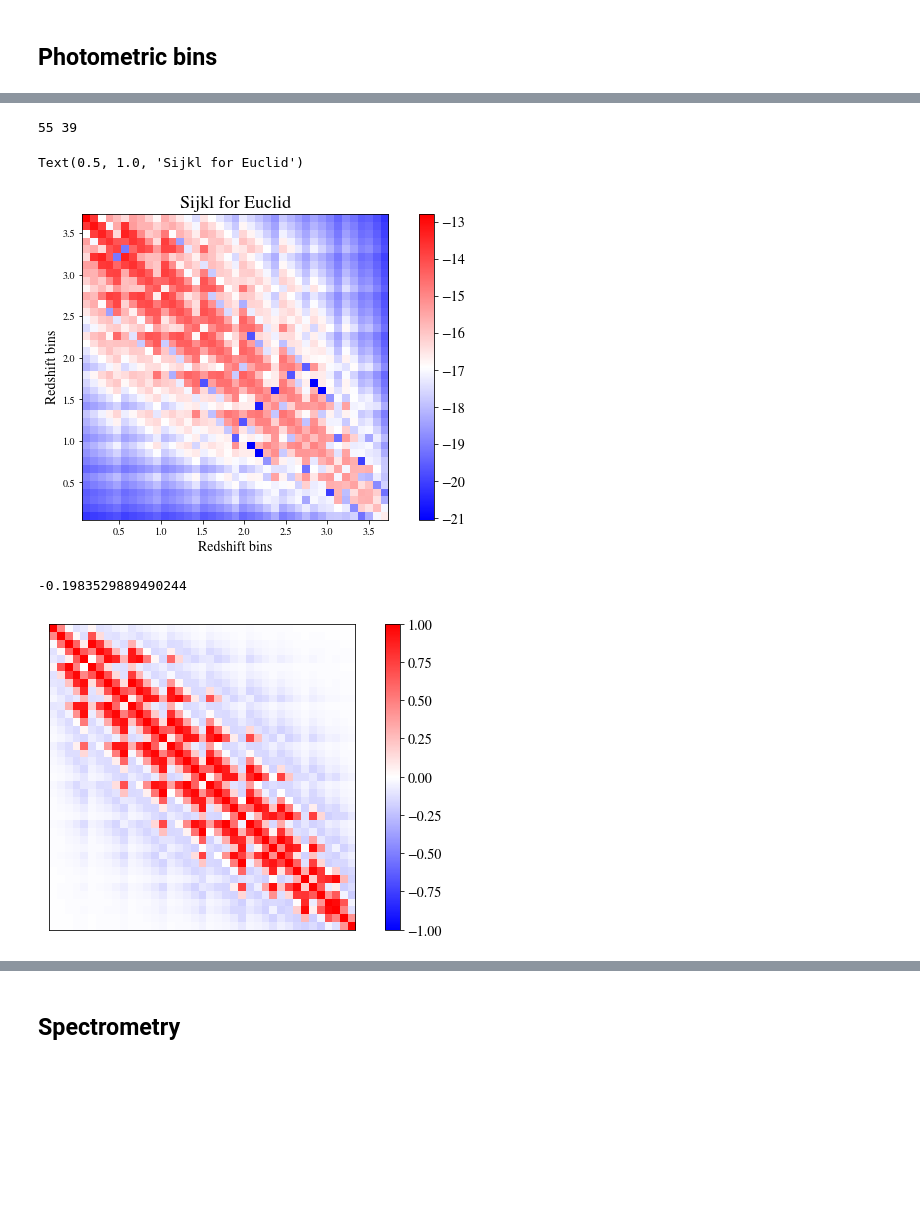
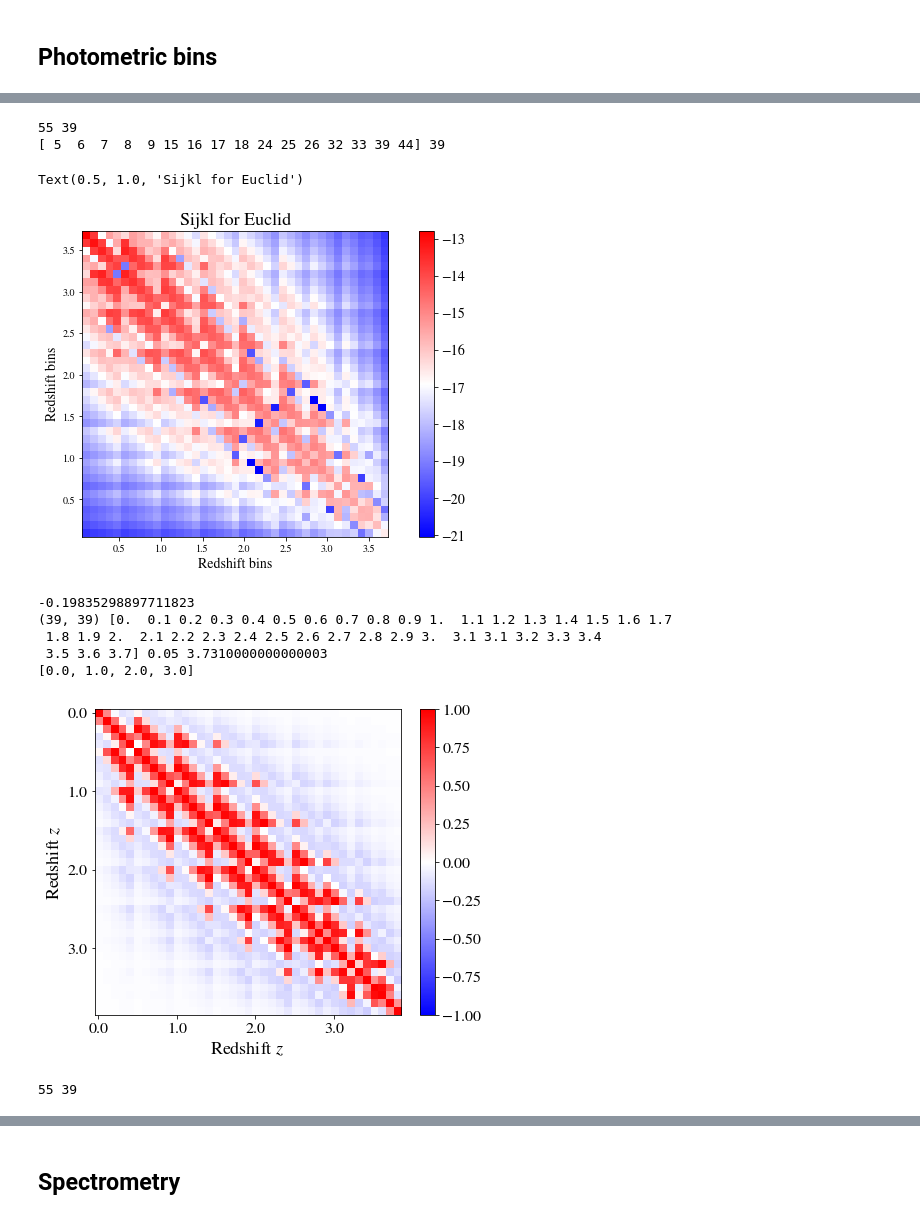
Before and after one commit to fabienlacasa/PySSC, a Jupyter notebook: Partsky_examples.ipynb, the cells around one changed output, grey strips where cells are left out. Saved outputs shown, nothing was run; the diff lists cells and outputs as text; code cells hidden in the pictures; blank space fills up the shorter version.

```diff
--- a/Partsky_examples.ipynb
+++ b/Partsky_examples.ipynb
@@ -13,7 +13,8 @@ import importlib
 import PySSC
 # %%
 # Redshift bins
-zstakes = np.linspace(0.2,1.5,num=14)
+zstakes = np.arange(0.2,1.6,step=0.1)
+zbins = zstakes[:-1]+(zstakes[1:]-zstakes[:-1])/2
 zmin = np.min(zstakes) ; zmax = np.max(zstakes)
 # Window function
 nz       = 500
@@ -26,3 +27,4 @@ for i in range(nbins_T):
         z = z_arr[iz]
         if ((z>zminbin) and (z<=zmaxbin)):
             windows_T[i,iz] = 1/Dz
+print(zstakes)
@@ -520,7 +609,7 @@ Sij took 3.8 mins
 #Build indexing of pairs of redshift bins
 npairs = (nbins*(nbins+1))//2
 pairs  = np.zeros((2,npairs),dtype=int)
-count       = 0
+count  = 0
 for ibin in range(nbins):
     for jbin in range(ibin,nbins):
         pairs[0,count] = ibin
@@ -538,9 +627,11 @@ for ipair in range(npairs):
 
 #Remove pairs of bins with zero covariance
 invalid_list         = np.where(np.diag(Sijkl_psky_recast)==0)[0]
+m = np.diag(Sijkl_psky_recast)!=0
 Sijkl_psky_recast_valid = np.delete(np.delete(Sijkl_psky_recast,invalid_list,0),invalid_list,1)
 nvalid               = Sijkl_psky_recast_valid.shape[0]
 print(npairs,nvalid)
+# print(invalid_list,np.sum(m))
 
 fig = plt.figure(figsize=(6.,5))
 ax = fig.add_axes([0.05,0.1,0.75,0.85])
@@ -552,34 +643,79 @@ plt.xlabel(r'Redshift bins',fontsize=14); plt.ylabel(r'Redshift bins',fontsize=1
 ax1 = fig.add_axes([0.85, 0.1, 0.035, 0.85])
 cbar = plt.colorbar(P,ax1)
 cbar.ax.tick_params(labelsize=14)
-ax.set_title('Sijkl for Euclid',fontsize=18)
+# ax.set_title('Sijkl for Euclid',fontsize=18)
 # %% [output]
 55 39
+[ 5  6  7  8  9 15 16 17 18 24 25 26 32 33 39 44] 39
 Text(0.5, 1.0, 'Sijkl for Euclid')
 [figure]
 # %%
 #Second plot the correlation matrix
 correl_ijkl_psky= np.zeros((nvalid,nvalid))
 for i in range(nvalid):
     for j in range(nvalid):
         correl_ijkl_psky[i,j] = Sijkl_psky_recast_valid[i,j] / np.sqrt(Sijkl_psky_recast_valid[i,i]*Sijkl_psky_recast_valid[j,j])
 
 fig = plt.figure(figsize=(6,5))
-ax = fig.add_axes([0.05,0.1,0.75,0.85])
-#P = ax.imshow(correl_ijkl_psky,interpolation='none',cmap='bwr',vmin=-1,vmax=1,extent=[np.min(zarr),np.max(zarr),np.min(zarr),np.max(zarr)])
+ax = fig.add_axes([0.05,0.12,0.8,0.85])
+# P = ax.imshow(correl_ijkl_psky,interpolation='none',cmap='bwr',vmin=-1,vmax=1,extent=[np.min(zarr),np.max(zarr),np.max(zarr),np.min(zarr)])
 P = ax.imshow(correl_ijkl_psky,interpolation='none',cmap='bwr',vmin=-1,vmax=1)
-plt.xticks([]) ; plt.yticks([])
+# plt.xticks([]) ; plt.yticks([])
 #plt.xlabel(r'Redshift bins',fontsize=14); plt.ylabel(r'Redshift bins',fontsize=14)
 #plt.title('Correlation matrix for Euclid',fontsize=18)
 # ax2 = ax.twinx()
 # for zbin in window:
 #     ax2.plot(zarr,zbin,color='k',lw=.8)
 # P.axes.tick_params(labelsize=15)
-ax1 = fig.add_axes([0.85, 0.1, 0.035, 0.85])
+zticks = np.round(np.linspace(np.min(zarr),np.max(zarr),correl_ijkl_psky.shape[0]),decimals=1)
+plt.xticks([0,10,20,30],labels=[zticks[i] for i in [0,10,20,30]])
+plt.yticks([0,10,20,30],labels=[zticks[i] for i in [0,10,20,30]])
+plt.xlabel(r'Redshift $z$',fontsize=18)
+plt.ylabel(r'Redshift $z$',fontsize=18)
+plt.tick_params(labelsize=16)
+ax1 = fig.add_axes([0.85, 0.12, 0.035, 0.85])
 cbar = plt.colorbar(P,ax1)
-cbar.ax.tick_params(labelsize=14)
+cbar.ax.tick_params(labelsize=16)
 print(correl_ijkl_psky.min())
 plt.savefig(prefix_Euclid+'Correlation_matrix_Euclid_GCphot.png',bbox_inches='tight')
+
+print(correl_ijkl_psky.shape,zticks,np.min(zarr),np.max(zarr))
+print([zticks[i] for i in [0,10,20,30]])
 # %% [output]
--0.1983529889490244
+-0.19835298897711823
+(39, 39) [0.  0.1 0.2 0.3 0.4 0.5 0.6 0.7 0.8 0.9 1.  1.1 1.2 1.3 1.4 1.5 1.6 1.7
+ 1.8 1.9 2.  2.1 2.2 2.3 2.4 2.5 2.6 2.7 2.8 2.9 3.  3.1 3.1 3.2 3.3 3.4
+ 3.5 3.6 3.7] 0.05 3.7310000000000003
+[0.0, 1.0, 2.0, 3.0]
-[figure, old version]
+[figure, new version]
+# %%
+# Compare to full sky rescaled by f_sky
+f_sky = 0.3762
+Sijkl_full_Euclid = PySSC.Sijkl(zarr,window)
+
+#Build indexing of pairs of redshift bins
+npairs = (nbins*(nbins+1))//2
+pairs  = np.zeros((2,npairs),dtype=int)
+count       = 0
+for ibin in range(nbins):
+    for jbin in range(ibin,nbins):
+        pairs[0,count] = ibin
+        pairs[1,count] = jbin
+        count +=1
+#Recast Sijkl as a matrix of pairs, for later visualisation
+Sijkl_full_Euclid_recast = np.zeros((npairs,npairs))
+for ipair in range(npairs):
+    ibin = pairs[0,ipair]
+    jbin = pairs[1,ipair]
+    for jpair in range(npairs):
+        kbin = pairs[0,jpair]
+        lbin = pairs[1,jpair]
+        Sijkl_full_Euclid_recast[ipair,jpair] = Sijkl1[ibin,jbin,kbin,lbin]
+
+#Remove pairs of bins with zero covariance
+invalid_list         = np.where(np.diag(Sijkl_full_Euclid_recast)==0)[0]
+Sijkl_full_Euclid_recast_valid = np.delete(np.delete(Sijkl_full_Euclid_recast,invalid_list,0),invalid_list,1)
+nvalid               = Sijkl_full_Euclid_recast_valid.shape[0]
+print(npairs,nvalid)
+# %% [output]
+55 39
```
Also changed, not shown: parts of 27 cells of this notebook.
